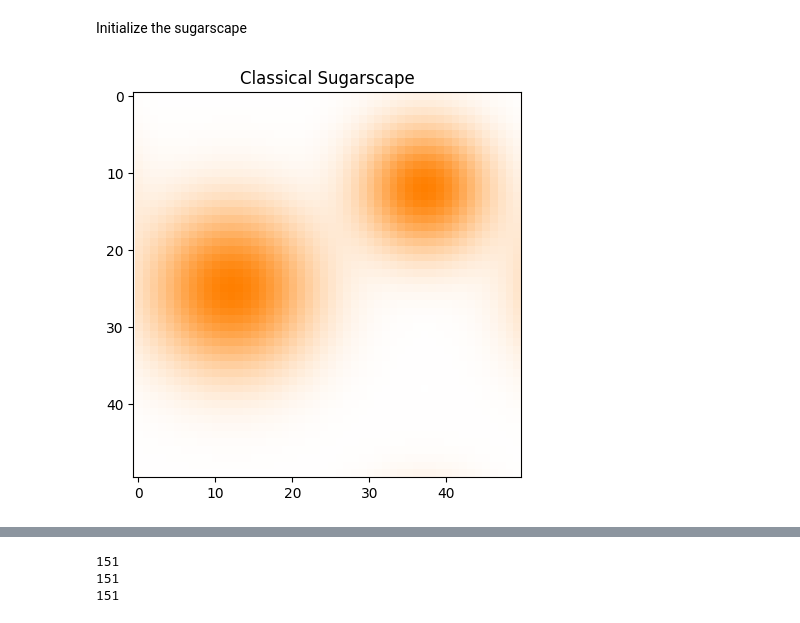
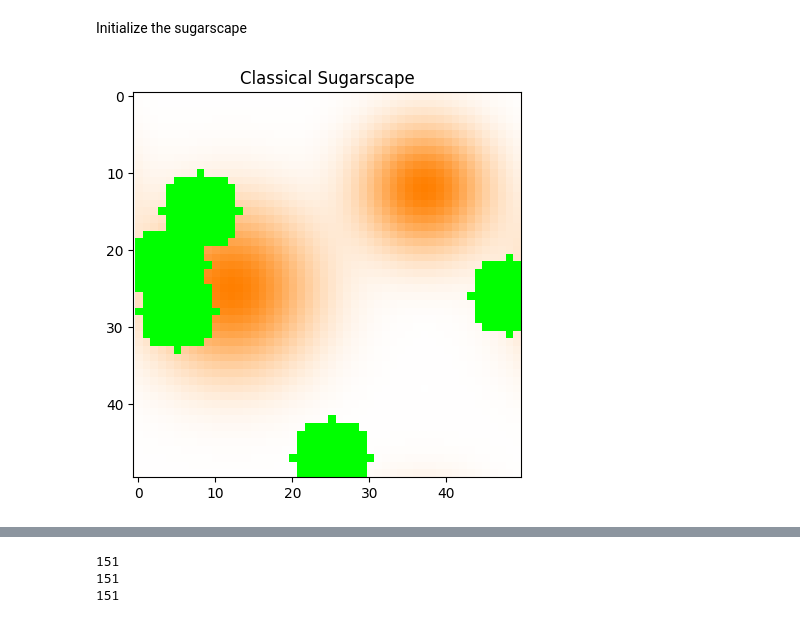
Before and after one commit to Sagoos/FFR120_group_project_12, a Jupyter notebook: Individual Folders/Saga/final_version.ipynb, the cells around one changed output, grey strips where cells are left out. Saved outputs shown, nothing was run; the diff lists cells and outputs as text; code cells hidden in the pictures.

```diff
--- a/Individual Folders/Saga/current_version.ipynb
+++ b/Individual Folders/Saga/final_version.ipynb
@@ -274,3 +362,31 @@ int(round(3.5))
 # %% [markdown]
 Function to convert a 2 dimensional numpy array into a RGB image.
+# %%
+def convert2RBG(game_outcome, RGB0, RGB1, RGB_pollution, pollution_map):
+    """
+    Function to convert the 2 dimensional numpy array into a RGB image.
+
+    Parameters
+    ==========
+    game_outcome : Outcome of the prisoner's dilemma.
+    RGB0 : Components R, G, B of the chosen color shade for minimum I_profile.
+    RGB1 : Components R, G, B of the chosen color shade for maximum I_profile.
+    """
+
+    [n_rows, n_cols] = game_outcome.shape
+
+    I_RGB = np.zeros([n_rows, n_cols, 3])
+
+    # Set I_profile between 0 and 1
+    game_outcome -= np.amin(game_outcome)
+    game_outcome /= np.amax(game_outcome)
+
+    for c in range(3):
+        I_RGB[:, :, c] = game_outcome * RGB1[c] + (1 - game_outcome) * RGB0[c]
+
+    # Overwrite with pollution color where pollution_map is True
+    for i in range(3):
+        I_RGB[:, :, i][pollution_map] = RGB_pollution[i]
+
+    return I_RGB
 # %%
@@ -361,24 +478,32 @@ Initialize the sugarscape
 # %%
 from matplotlib import pyplot as plt
 
 N = 50  # Side of the sugarscape.
 spot_positions = [(N //4, N // 2), (3 * N // 4, 1 * N // 4), ]  # Center of the sugar spots.
 spot_widths = [N / 7, N / 9]  # Width of the sugar spots.
 max_sugar = 10  # Maximum sugar level.
 
 
 SuSca = initialize_sugarscape_gaussian(N, spot_positions, spot_widths, max_sugar)
+pollution_map = create_pollution_map(SuSca, N, 5, 5)
+
+# Extracting the boolean values only, for plotting
+boolean_pollution_map = np.frompyfunc(lambda x: x[0], 1, 1)(pollution_map).astype(bool)
+sugar_pollution_map = np.frompyfunc(lambda x: x[0], 1, 1)(pollution_map).astype(int)
+
 # Create the image of the game outcome.
-RGB1 = [1.0, 0.5, 0.0]  # Orange. Color for high values.
-RGB0 = [1.0, 1.0, 1.0]  # White. Color for low values.
-SuSca_RGB = convert2RBG(SuSca, RGB0, RGB1)
+RGB_high_sugar = [1.0, 0.5, 0.0]  # Orange. Color for high sugar values.
+RGB_low_sugar = [1.0, 1.0, 1.0]  # White. Color for low sugar values.
+RGB_pollution = [0.0, 1.0, 0.0]  # Bright green for pollution
+
+SuSca_RGB = convert2RBG(SuSca, RGB_low_sugar, RGB_high_sugar, RGB_pollution, boolean_pollution_map)
 
 # Plot the Sugarscape.
 plt.figure(figsize=(5, 5))
 plt.imshow(SuSca_RGB)  # Plot Sugarscape profile.
 # Plot the reference points.
 plt.title('Classical Sugarscape')
 plt.axis('equal')
 plt.show()
 # %% [output]
-[figure, old version]
+[figure, new version]
```
Also changed, not shown: parts of 9 cells of this notebook.
